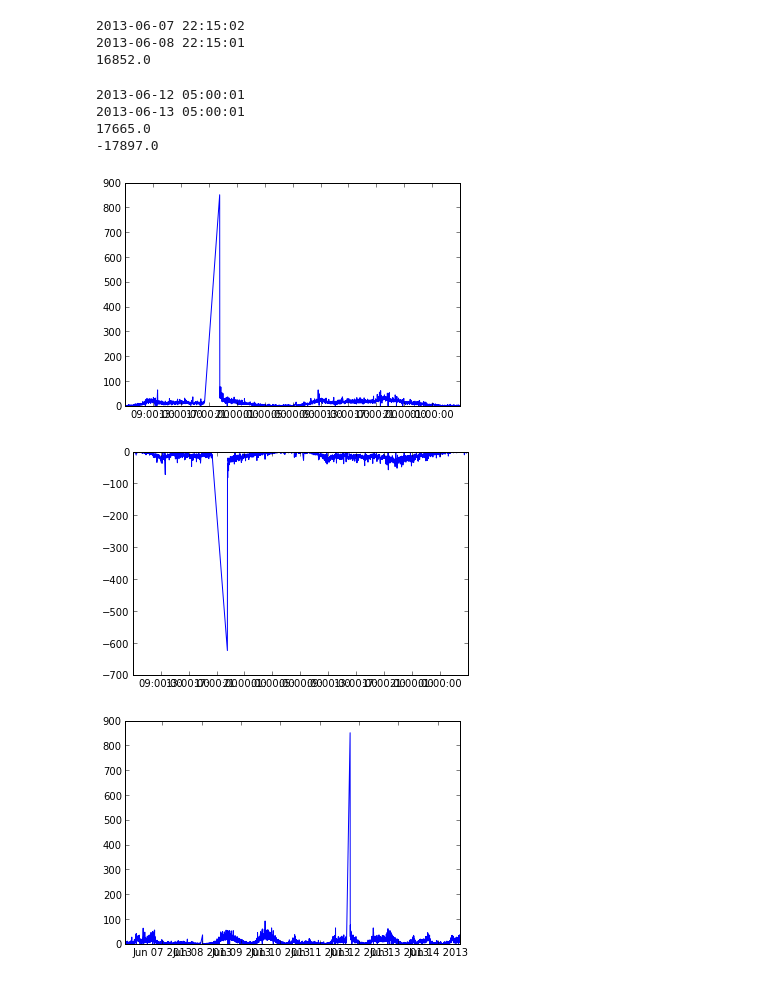
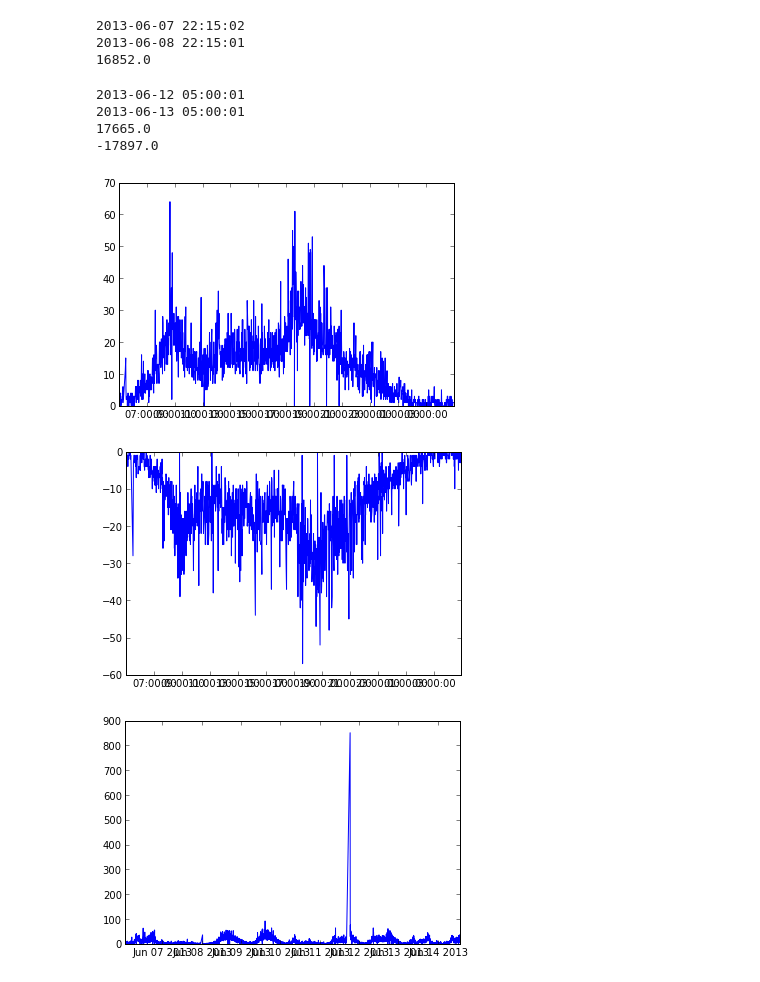
Before and after one commit to paddymul/citibike_stats, a Jupyter notebook: estimate_usage.ipynb, the cells around one changed output. Cells and saved outputs as stored; diff of their text form; code cells hidden in the pictures.

```diff
--- a/estimate_usage.ipynb
+++ b/estimate_usage.ipynb
@@ -103,26 +166,26 @@ print starting_trips[2500:3808].sum()
 # %%
 start_11 = 6935
 start_d, end_d = [8160, 9526]
 print starting_trips.index[start_d]
 print starting_trips.index[end_d]
 print starting_trips[start_d:end_d].sum()
 print ending_trips[start_d:end_d].sum()
 import matplotlib.pyplot as plt
 plt.plot(
-    starting_trips.index[start_11:end_d],
-    starting_trips[start_11:end_d])
+    starting_trips.index[start_d:end_d],
+    starting_trips[start_d:end_d])
 plt.show()
 plt.plot(
-    ending_trips.index[start_11:end_d],
-    ending_trips[start_11:end_d])
+    ending_trips.index[start_d:end_d],
+    ending_trips[start_d:end_d])
 plt.show()
 # %% [output]
 2013-06-12 05:00:01
 2013-06-13 05:00:01
 17665.0
 -17897.0
-[figure, old version]
+[figure, new version]
-[figure, old version]
+[figure, new version]
 # %%
 import matplotlib.pyplot as plt
 plt.plot(starting_trips.index, starting_trips)
```
Also changed, not shown: parts of 6 cells of this notebook, 1 other file.
